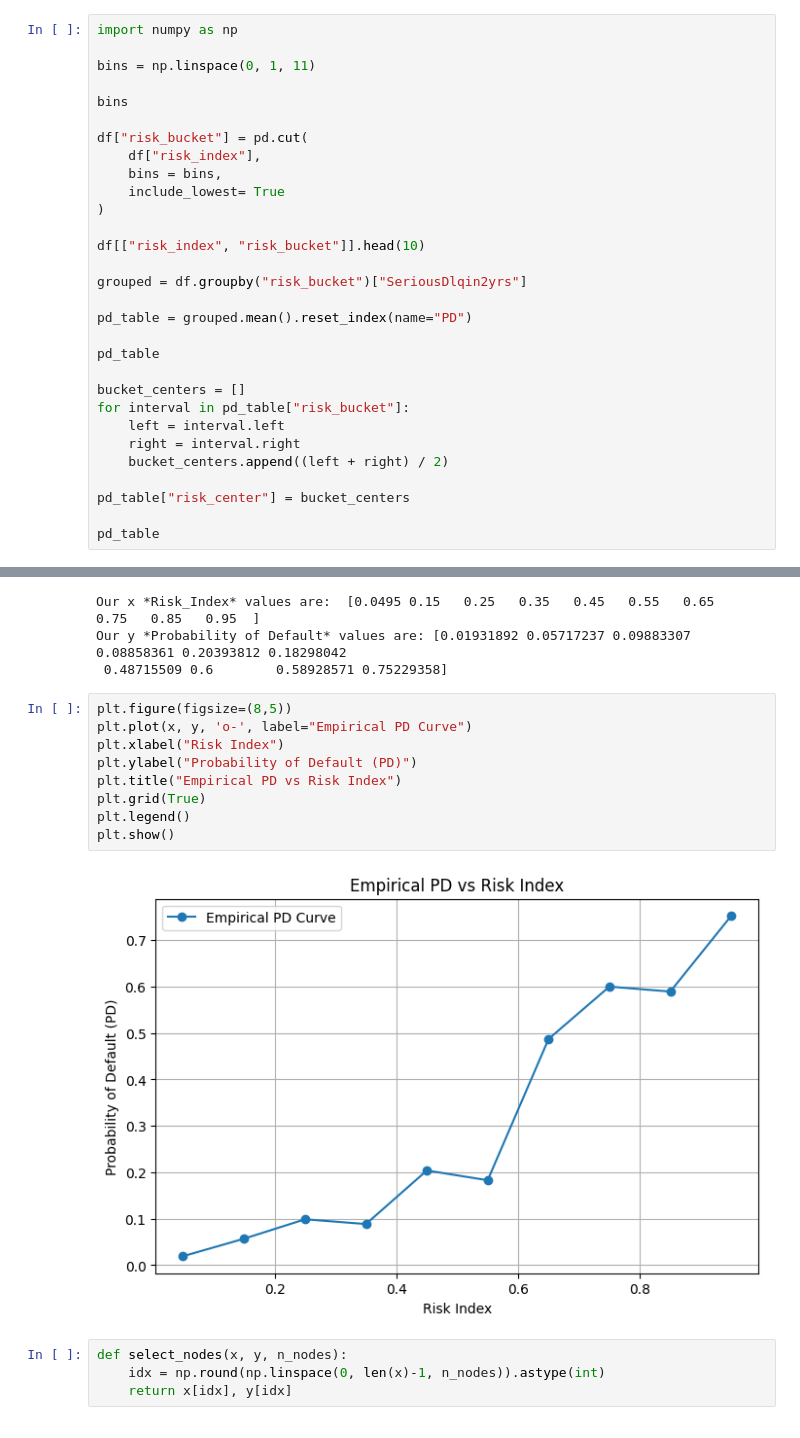
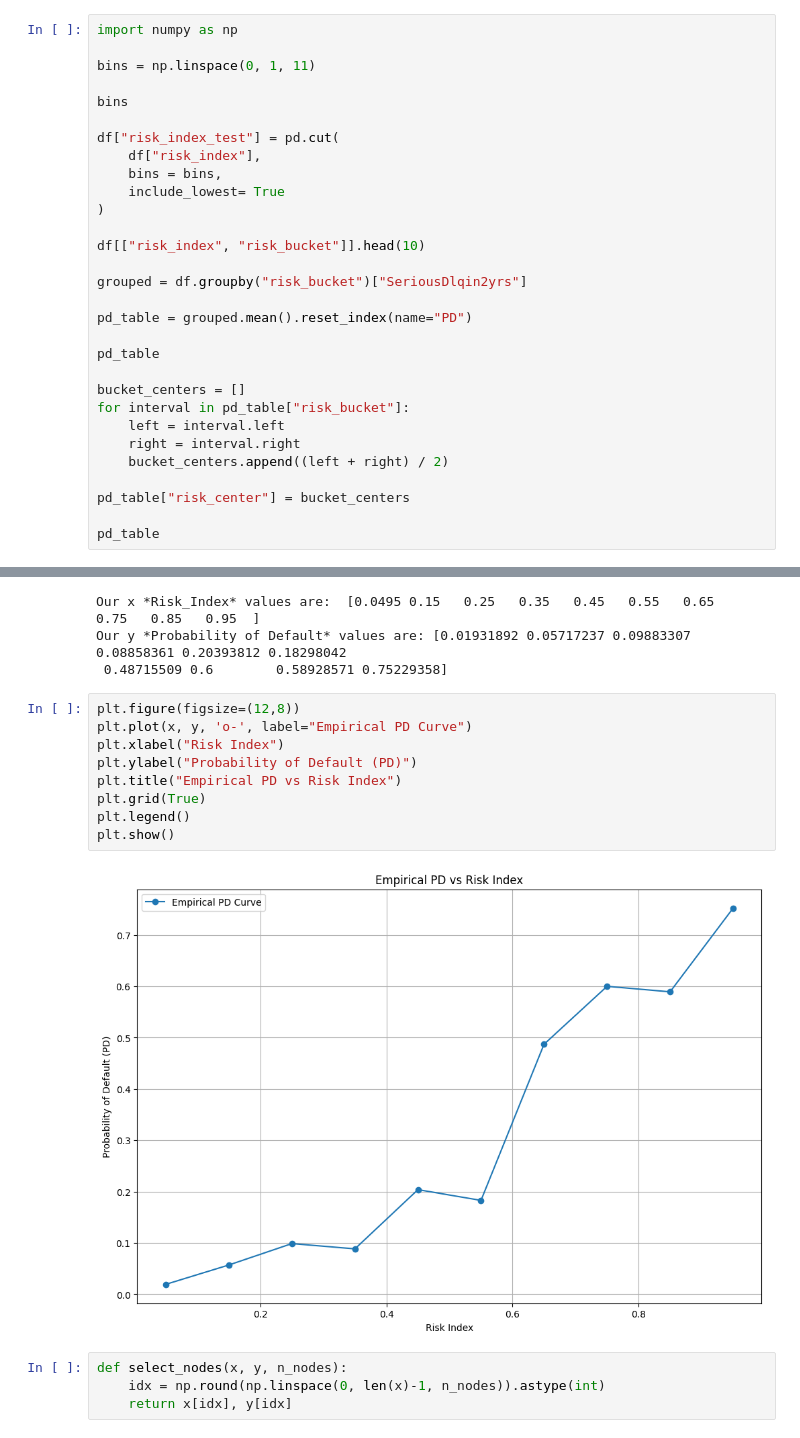
Before and after one commit to YoussefChati/Credit-Risk-Interpolation-GMSC, a Jupyter notebook: Documents/NumericalMethodsProject/notebooks/GMSC_PD_Interpolation.ipynb, the cells around one changed output, grey strips where cells are left out. Drawn from its saved outputs; the diff is of its cells as text.

```diff
--- a/Documents/NumericalMethodsProject/notebooks/GMSC_PD_Interpolation.ipynb
+++ b/Documents/NumericalMethodsProject/notebooks/GMSC_PD_Interpolation.ipynb
@@ -177,7 +177,7 @@ bins = np.linspace(0, 1, 11)
 
 bins
 
-df["risk_bucket"] = pd.cut(
+df["risk_index_test"] = pd.cut(
     df["risk_index"],
     bins = bins,
     include_lowest= True
@@ -226,16 +216,16 @@ Our x *Risk_Index* values are:  [0.0495 0.15   0.25   0.35   0.45   0.55   0.65
 Our y *Probability of Default* values are: [0.01931892 0.05717237 0.09883307 0.08858361 0.20393812 0.18298042
  0.48715509 0.6        0.58928571 0.75229358]
 # %%
-plt.figure(figsize=(8,5))
+plt.figure(figsize=(12,8))
 plt.plot(x, y, 'o-', label="Empirical PD Curve")
 plt.xlabel("Risk Index")
 plt.ylabel("Probability of Default (PD)")
 plt.title("Empirical PD vs Risk Index")
 plt.grid(True)
 plt.legend()
 plt.show()
 # %% [output]
-[figure, old version]
+[figure, new version]
 # %%
 def select_nodes(x, y, n_nodes):
     idx = np.round(np.linspace(0, len(x)-1, n_nodes)).astype(int)
```
Also changed, not shown: parts of 1 cell of this notebook.
